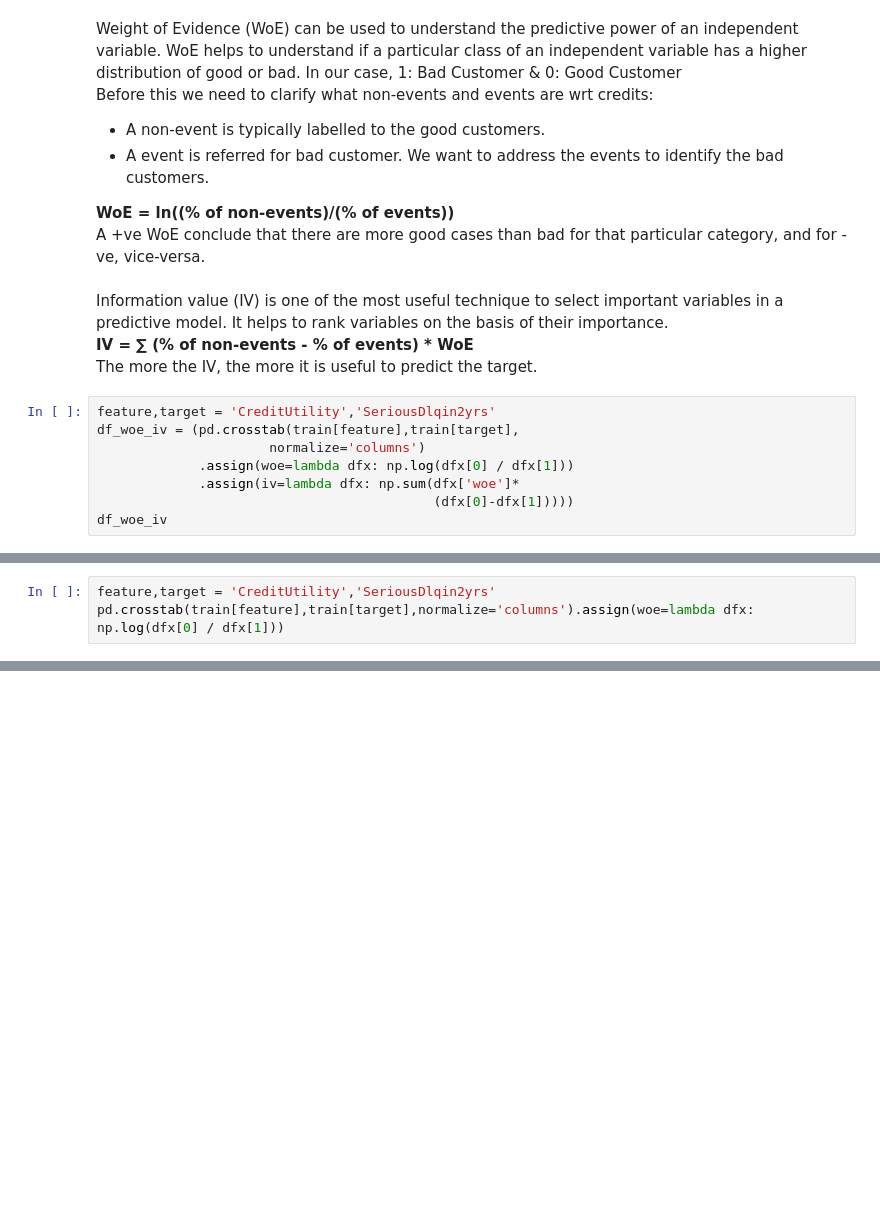
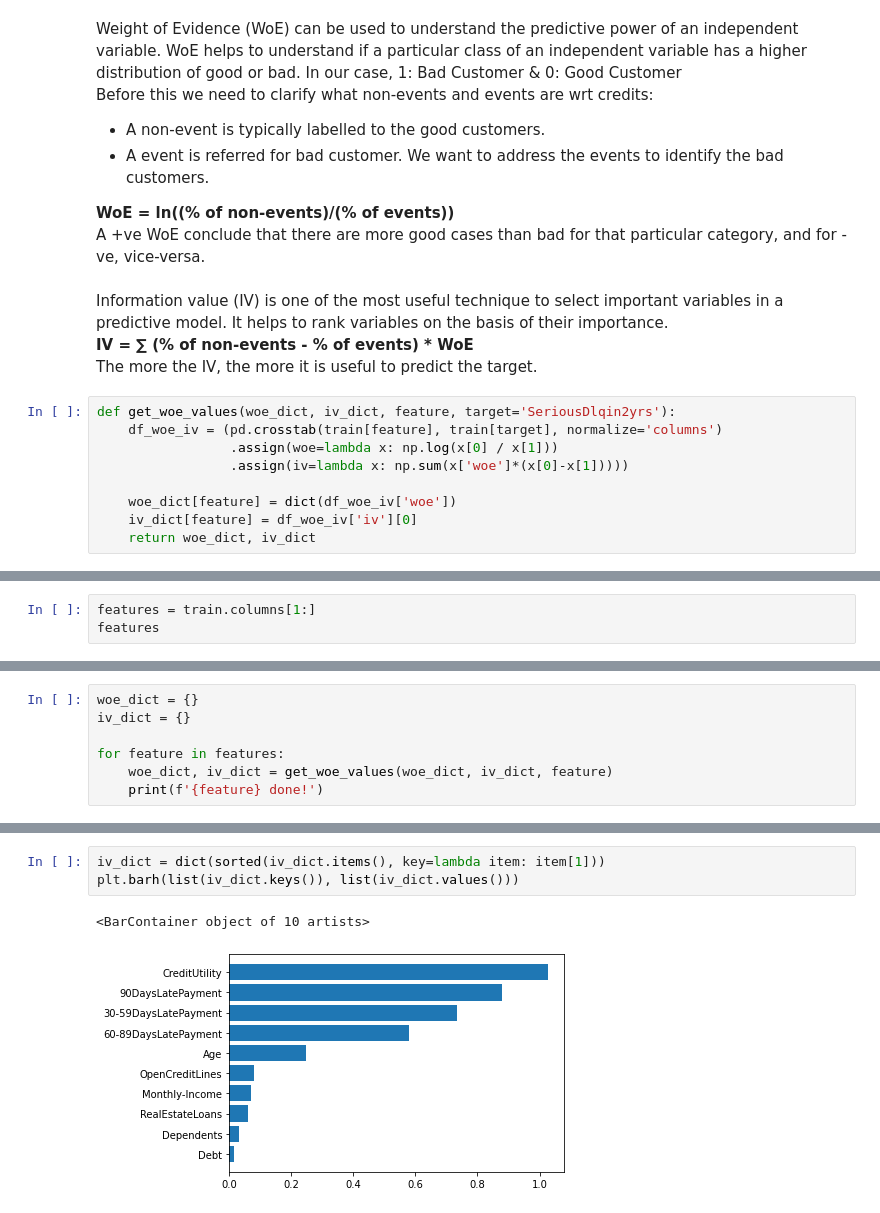
Before and after one commit to poolkit/Credit-Risk-Modelling, a Jupyter notebook: Preprocessing_Training.ipynb, the cells around one changed output, grey strips where cells are left out. Cells and saved outputs as stored; diff of their text form; blank space fills up the shorter version.

```diff
--- a/CreditPrediction.ipynb
+++ b/Preprocessing_Training.ipynb
@@ -650,10 +635,11 @@ Information value (IV) is one of the most useful technique to select important v
 **IV = ∑ (% of non-events - % of events) * WoE**<br>
 The more the IV, the more it is useful to predict the target.
 # %%
-feature,target = 'CreditUtility','SeriousDlqin2yrs'
-df_woe_iv = (pd.crosstab(train[feature],train[target],
-                      normalize='columns')
-             .assign(woe=lambda dfx: np.log(dfx[0] / dfx[1]))
-             .assign(iv=lambda dfx: np.sum(dfx['woe']*
-                                           (dfx[0]-dfx[1]))))
-df_woe_iv
+def get_woe_values(woe_dict, iv_dict, feature, target='SeriousDlqin2yrs'):
+    df_woe_iv = (pd.crosstab(train[feature], train[target], normalize='columns')
+                 .assign(woe=lambda x: np.log(x[0] / x[1]))
+                 .assign(iv=lambda x: np.sum(x['woe']*(x[0]-x[1]))))
+
+    woe_dict[feature] = dict(df_woe_iv['woe'])
+    iv_dict[feature] = df_woe_iv['iv'][0]
+    return woe_dict, iv_dict
@@ -666,3 +645,0 @@ df_woe_iv
-# %%
-feature,target = 'CreditUtility','SeriousDlqin2yrs'
-pd.crosstab(train[feature],train[target],normalize='columns').assign(woe=lambda dfx: np.log(dfx[0] / dfx[1]))
@@ -674,0 +646,3 @@ pd.crosstab(train[feature],train[target],normalize='columns').assign(woe=lambda
+# %%
+features = train.columns[1:]
+features
@@ -674,0 +654,7 @@ pd.crosstab(train[feature],train[target],normalize='columns').assign(woe=lambda
+# %%
+woe_dict = {}
+iv_dict = {}
+
+for feature in features:
+    woe_dict, iv_dict = get_woe_values(woe_dict, iv_dict, feature)
+    print(f'{feature} done!')
@@ -674,0 +672,6 @@ pd.crosstab(train[feature],train[target],normalize='columns').assign(woe=lambda
+# %%
+iv_dict = dict(sorted(iv_dict.items(), key=lambda item: item[1]))
+plt.barh(list(iv_dict.keys()), list(iv_dict.values()))
+# %% [output]
+<BarContainer object of 10 artists>
+[figure, added]
```
Also changed, not shown: parts of 30 cells of this notebook, 6 other files.
